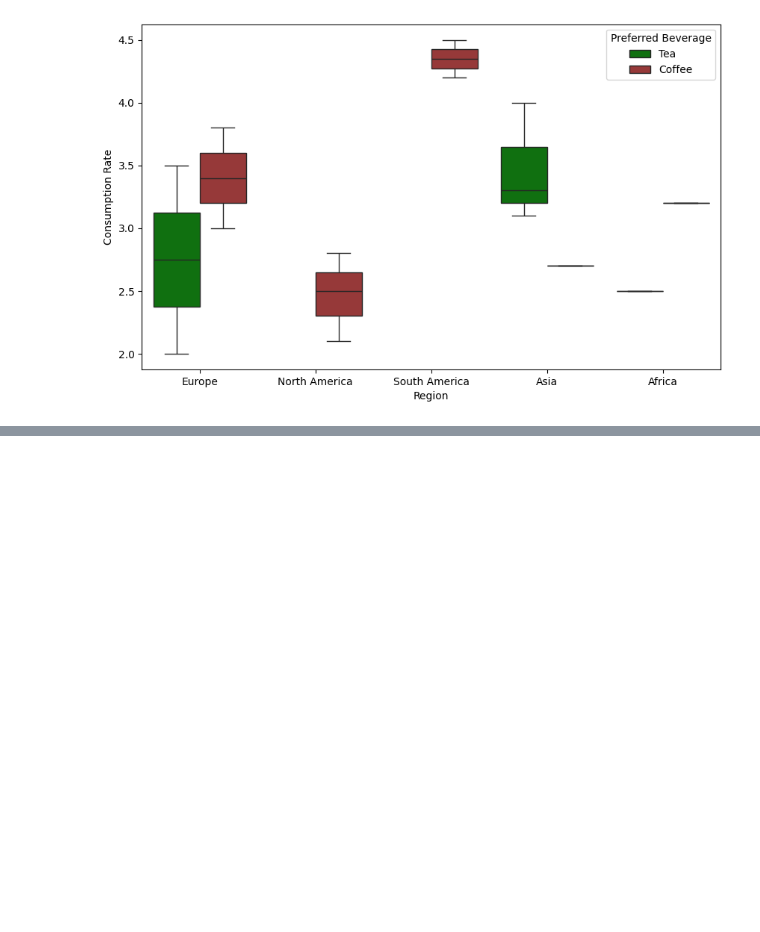
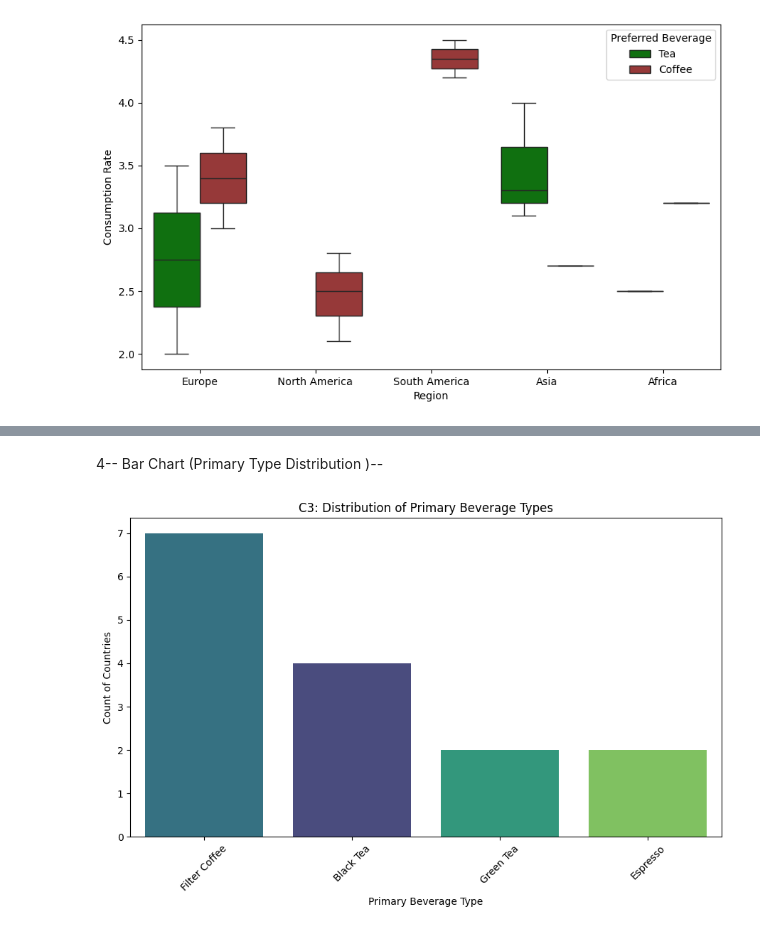
Before and after one commit to RucuAvinash/datafun-06-eda, a Jupyter notebook: rucu_eda.ipynb, the cells around one changed output, grey strips where cells are left out. Drawn from its saved outputs; the diff is of its cells as text; code cells hidden in the pictures; blank space fills up the shorter version.

```diff
--- a/rucu_eda.ipynb
+++ b/rucu_eda.ipynb
@@ -75,0 +101,16 @@ plt.show()
+# %% [markdown]
+4-- Bar Chart (Primary Type Distribution )--
+# %%
+# --- CELL 3: Primary Type Distribution (Bar Chart) ---
+plt.figure(figsize=(9, 6))
+sns.countplot(x='Primary Type', hue= 'Primary Type',data=df,
+              order=df['Primary Type'].value_counts().index,
+              palette='viridis')
+plt.title('C3: Distribution of Primary Beverage Types')
+plt.xlabel('Primary Beverage Type')
+plt.ylabel('Count of Countries')
+plt.xticks(rotation=45)
+plt.tight_layout()
+plt.show()
+# %% [output]
+[figure, added]
```
Also changed, not shown: parts of 14 cells of this notebook.
